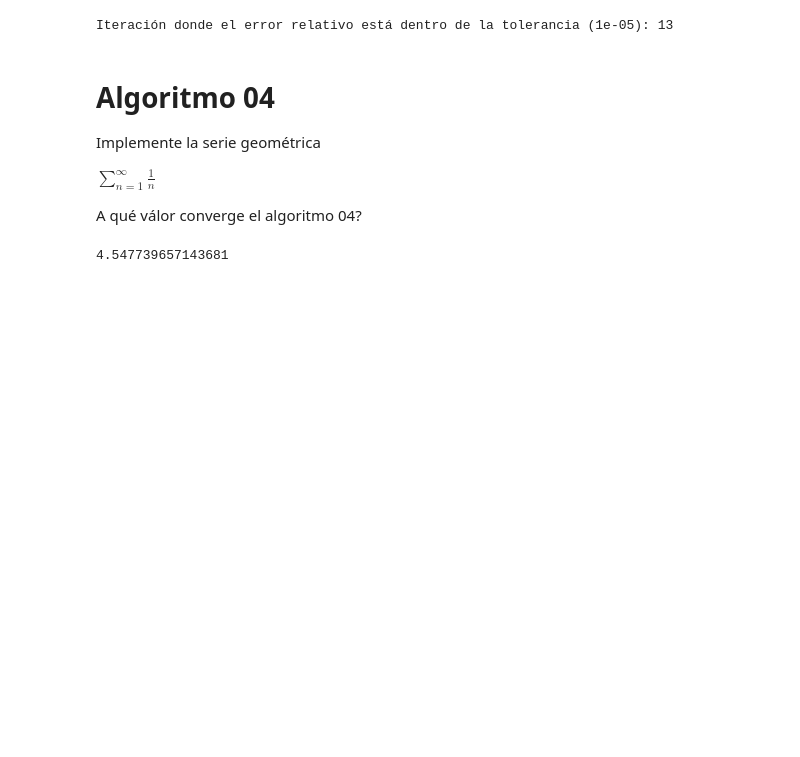
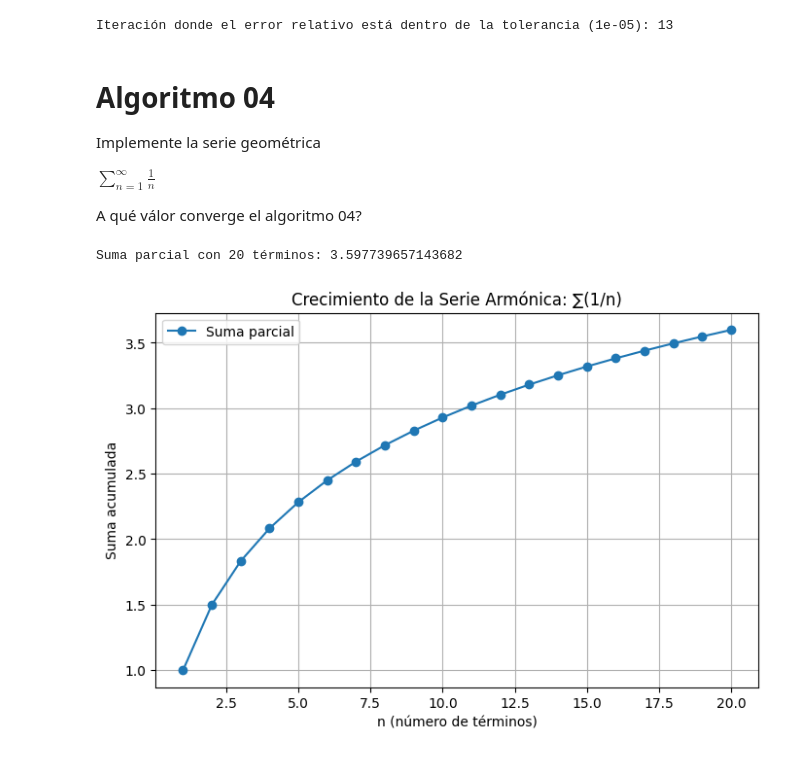
Before and after one commit to Theisi1/Talleres, a Jupyter notebook: taller01.ipynb, the cells around one changed output. Drawn from its saved outputs; the diff is of its cells as text; code cells hidden in the pictures; blank space fills up the shorter version.

```diff
--- a/taller01.ipynb
+++ b/taller01.ipynb
@@ -182,9 +182,28 @@ $\sum_{n=1}^{\infty} \frac{1}{n}$
 
 A qué válor converge el algoritmo 04?
 # %%
-suma = 1
-for i in range(1, 20):
-    suma += 1/i
-print(suma)
+import matplotlib.pyplot as plt
+
+N = 20
+suma = 0
+valores_n = []
+sumas_parciales = []
+
+for i in range(1, N + 1):
+    suma += 1 / i
+    valores_n.append(i)
+    sumas_parciales.append(suma)
+
+print(f"Suma parcial con {N} términos: {suma}")
+
+plt.figure(figsize=(8, 5))
+plt.plot(valores_n, sumas_parciales, marker='o', linestyle='-', label='Suma parcial')
+plt.xlabel('n (número de términos)')
+plt.ylabel('Suma acumulada')
+plt.title('Crecimiento de la Serie Armónica: ∑(1/n)')
+plt.grid(True)
+plt.legend()
+plt.show()
 # %% [output]
-4.547739657143681
+Suma parcial con 20 términos: 3.597739657143682
+[figure, added]
```
